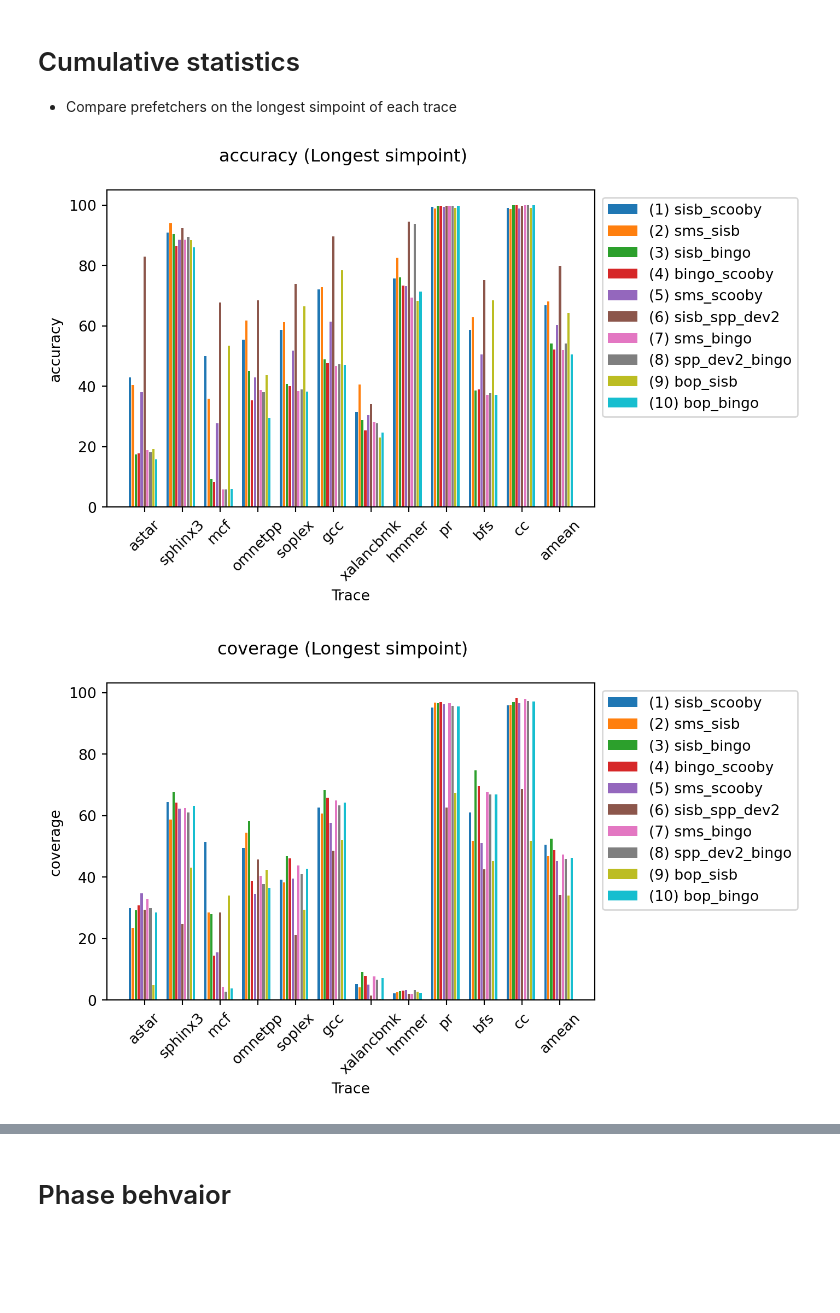
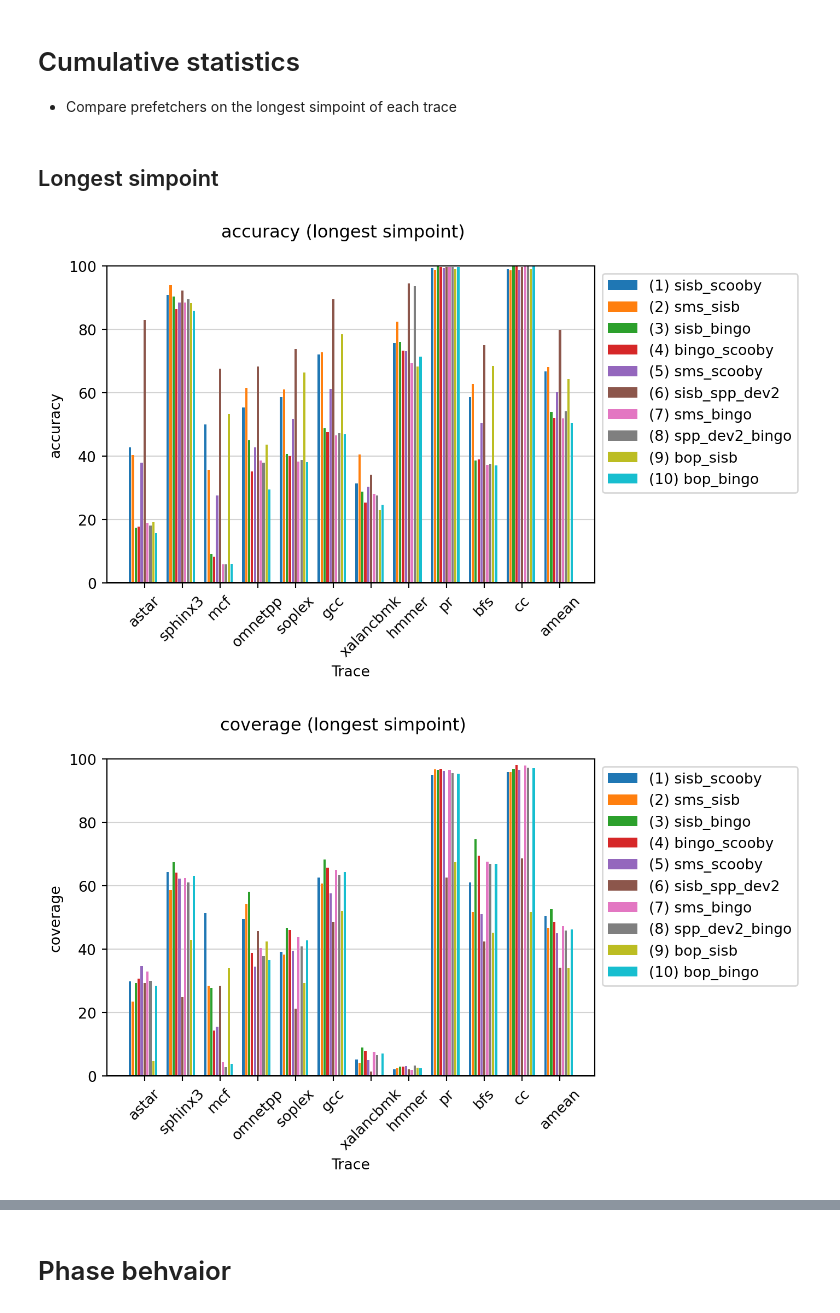
Before and after one commit to cmolder/prefetcher-zoo-analysis, a Jupyter notebook: 20220327-zoo.ipynb, the cells around one changed output, grey strips where cells are left out. Drawn from its saved outputs; the diff is of its cells as text; code cells hidden in the pictures; blank space fills up the shorter version.

```diff
--- a/20220327-zoo.ipynb
+++ b/20220327-zoo.ipynb
@@ -96,17 +140,19 @@ def mean(values, by='amean'):
 - Compare prefetchers on the longest simpoint of each trace
 # %%
 def plot_cumulative_statistics(df, weights, metric='accuracy',
-                               filter_by='ipc_improvement', filter_count=10):
-    longest_simpoints = get_longest_simpoints(weights)
-    #df = df[pd.notna(df[metric])]
-    df = df[df.full_trace.isin(longest_simpoints)]
-
+                               filter_by='ipc_improvement', filter_count=10,
+                               ymin=None, ymax=None, method='longest'):
+    # Filter prefetchers (if wanted)
     if filter_by is not None:
-        best_prefetchers = get_best_prefetchers(df, filter_by, filter_count)
+        df_ = df[df.full_trace.isin(get_longest_simpoints(weights))] # Always filter by longest simpoint (for consistency)
+        best_prefetchers = get_best_prefetchers(df_, filter_by, filter_count)
         df = df[df.prefetcher.isin(best_prefetchers)]
 
-
-
+    # Do longest or weighted simpoint normalization
+    if method == 'weighted':
+        df = get_weighted_statistics(df, weights, metric) # Weighted simpoints
+    else:
+        df = df[df.full_trace.isin(get_longest_simpoints(weights))] # Longest simpoint
 
     traces = df['trace'].unique()
     num_prefetchers = len(df.groupby('prefetcher'))
@@ -115,12 +161,15 @@ def plot_cumulative_statistics(df, weights, metric='accuracy',
     sep = 3
 
     fig, ax = plt.subplots(dpi=192)
+    ax.grid(axis='y', color='lightgray')
+    ax.axhline(0, color='black')
+    ax.set_axisbelow(True)
 
     pf_list = best_prefetchers if filter_by is not None else df.prefetcher.unique()
     for i, pf in enumerate(pf_list):
         df_pf = df[df.prefetcher == pf]
         y = df_pf[metric].to_numpy()
-        y = np.append(y, mean(y, by=mean_metric))
+        y = np.append(y, mean(y, metric=metric, by=mean_metric))
         #print(pf, y, mean(y, by=mean_metric))
         #display(df_pf)
 
@@ -139,15 +188,18 @@ def plot_cumulative_statistics(df, weights, metric='accuracy',
     ax.set_xticklabels(traces.tolist() + [mean_metric], rotation=45)
     ax.legend(bbox_to_anchor=(1,1), loc='upper left')
 
-    fig.suptitle(f'{metric} (Longest simpoint)')
+    fig.suptitle(f'{metric} ({method} simpoint)')
     ax.set_xlabel('Trace')
     ax.set_ylabel(metric)
+    ax.set_ylim(ymin=ymin, ymax=ymax)
+# %% [markdown]
+## Longest simpoint
 # %%
-plot_cumulative_statistics(df, weights, metric='accuracy')#, filter_by=None)
+plot_cumulative_statistics(df, weights, metric='accuracy', ymin=0, ymax=100)#, filter_by=None)
 # %% [output]
-[figure, old version]
+[figure, new version]
 # %%
-plot_cumulative_statistics(df, weights, metric='coverage')
+plot_cumulative_statistics(df, weights, metric='coverage', ymin=0, ymax=100)
 # %% [output]
-[figure, old version]
+[figure, new version]
 # %%
```
Also changed, not shown: parts of 13 cells of this notebook.
